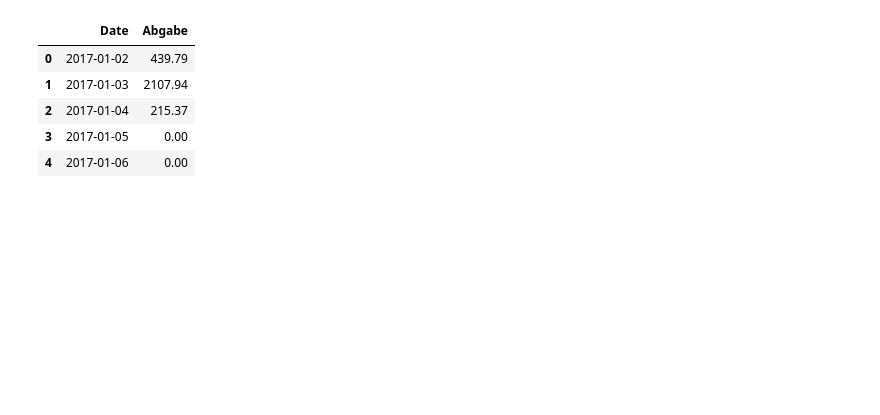
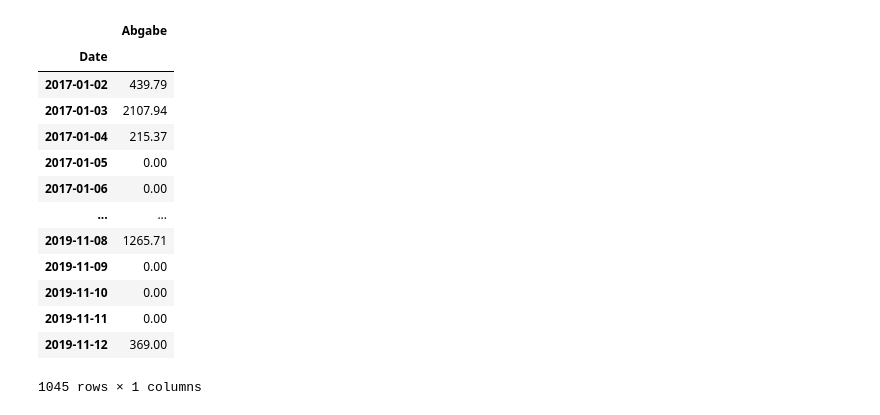
Before and after one commit to StefanEissler/Customs_Fee_Forecasting, a Jupyter notebook: src/notebooks/ARIMA.ipynb, the cells around one changed output. Saved outputs shown, nothing was run; the diff lists cells and outputs as text; code cells hidden in the pictures; blank space fills up the shorter version.

```diff
--- a/src/notebooks/ARIMA.ipynb
+++ b/src/notebooks/ARIMA.ipynb
@@ -1,13 +1,23 @@
 # %%
 import pandas as pd
 
 data = pd.read_csv('../../data/processed/import_declarations_intermax_daily.csv')
 
-data.head()
+data['Date'] = pd.to_datetime(data['Date'])
+data.set_index('Date', inplace=True)
+data
 # %% [output]
-|  | Date | Abgabe |
-| 0 | 2017-01-02 | 439.79 |
-| 1 | 2017-01-03 | 2107.94 |
-| 2 | 2017-01-04 | 215.37 |
-| 3 | 2017-01-05 | 0.00 |
-| 4 | 2017-01-06 | 0.00 |
+|  | Abgabe |
+| Date |  |
+| 2017-01-02 | 439.79 |
+| 2017-01-03 | 2107.94 |
+| 2017-01-04 | 215.37 |
+| 2017-01-05 | 0.00 |
+| 2017-01-06 | 0.00 |
+| ... | ... |
+| 2019-11-08 | 1265.71 |
+| 2019-11-09 | 0.00 |
+| 2019-11-10 | 0.00 |
+| 2019-11-11 | 0.00 |
+| 2019-11-12 | 369.00 |
+1045 rows × 1 columns
```
Also changed, not shown: parts of 20 cells of this notebook, 10 other files.
